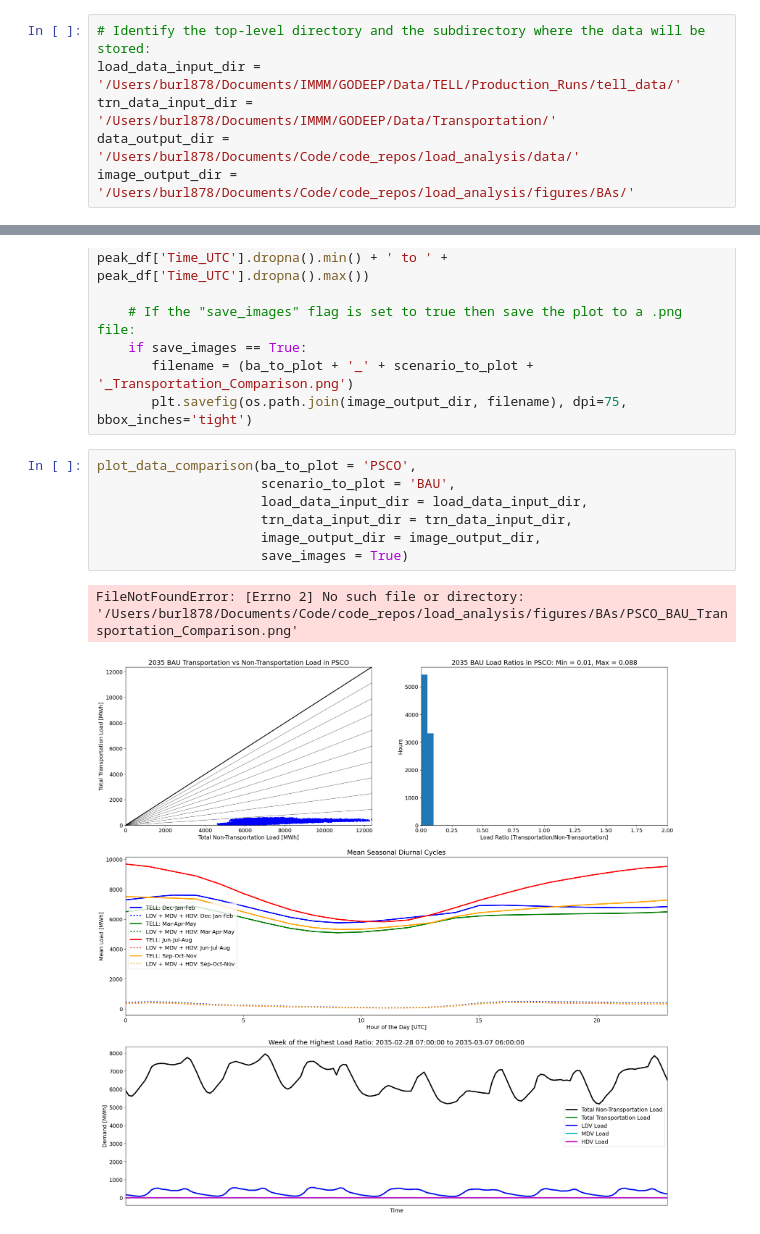
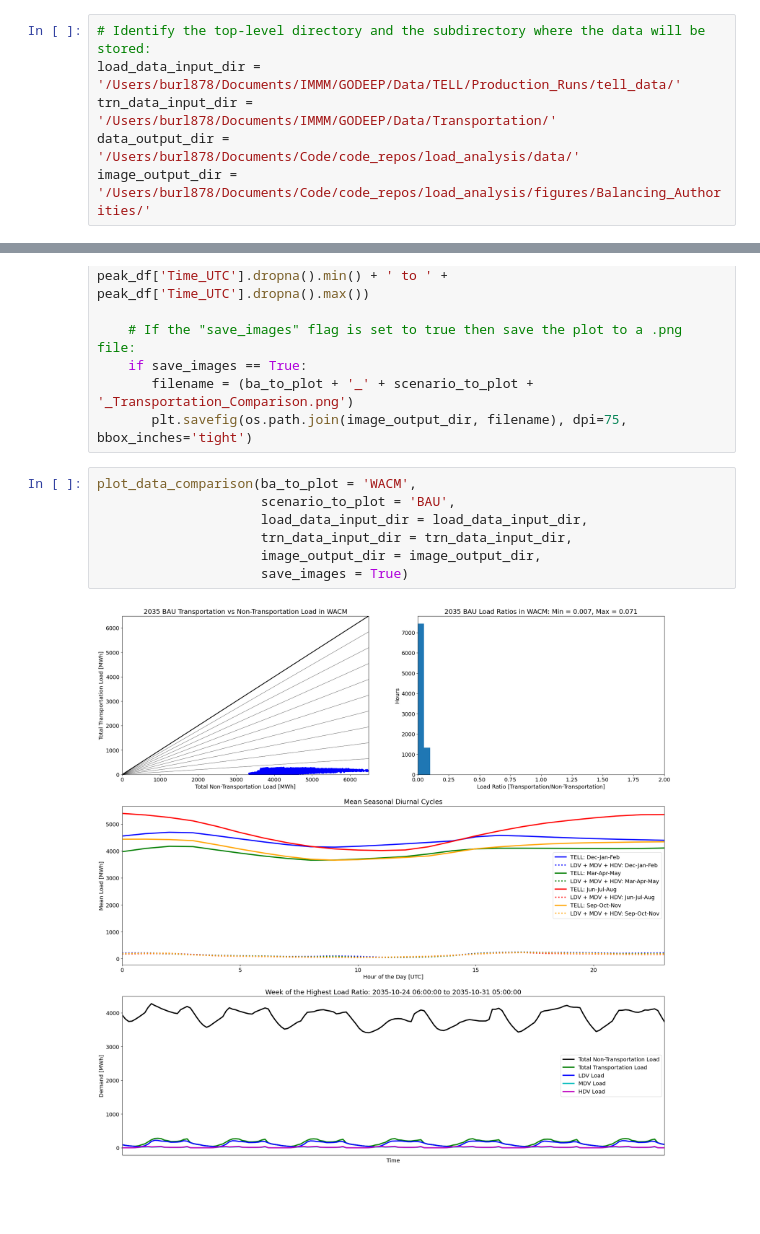
Before and after one commit to GODEEEP/load_analysis, a Jupyter notebook: notebooks/transportation_analysis.ipynb, the cells around one changed output, grey strips where cells are left out. Cells and saved outputs as stored; diff of their text form; blank space fills up the shorter version.

```diff
--- a/notebooks/transportation_analysis.ipynb
+++ b/notebooks/transportation_analysis.ipynb
@@ -16,7 +16,7 @@ import matplotlib.pyplot as plt
 load_data_input_dir =  '/Users/burl878/Documents/IMMM/GODEEP/Data/TELL/Production_Runs/tell_data/'
 trn_data_input_dir =  '/Users/burl878/Documents/IMMM/GODEEP/Data/Transportation/'
 data_output_dir =  '/Users/burl878/Documents/Code/code_repos/load_analysis/data/'
-image_output_dir =  '/Users/burl878/Documents/Code/code_repos/load_analysis/figures/BAs/'
+image_output_dir =  '/Users/burl878/Documents/Code/code_repos/load_analysis/figures/Balancing_Authorities/'
 # %% [markdown]
 ## Merge the Ouptut Files for 2035
 # %%
@@ -268,12 +268,11 @@ def plot_data_comparison(ba_to_plot: str, scenario_to_plot: str, load_data_input
        filename = (ba_to_plot + '_' + scenario_to_plot + '_Transportation_Comparison.png')
        plt.savefig(os.path.join(image_output_dir, filename), dpi=75, bbox_inches='tight')
 # %%
-plot_data_comparison(ba_to_plot = 'PSCO',
+plot_data_comparison(ba_to_plot = 'WACM',
                      scenario_to_plot = 'BAU',
                      load_data_input_dir = load_data_input_dir,
                      trn_data_input_dir = trn_data_input_dir,
                      image_output_dir = image_output_dir,
                      save_images = True)
 # %% [output]
-FileNotFoundError: [Errno 2] No such file or directory: '/Users/burl878/Documents/Code/code_repos/load_analysis/figures/BAs/PSCO_BAU_Transportation_Comparison.png'
-[figure, old version]
+[figure, new version]
```
